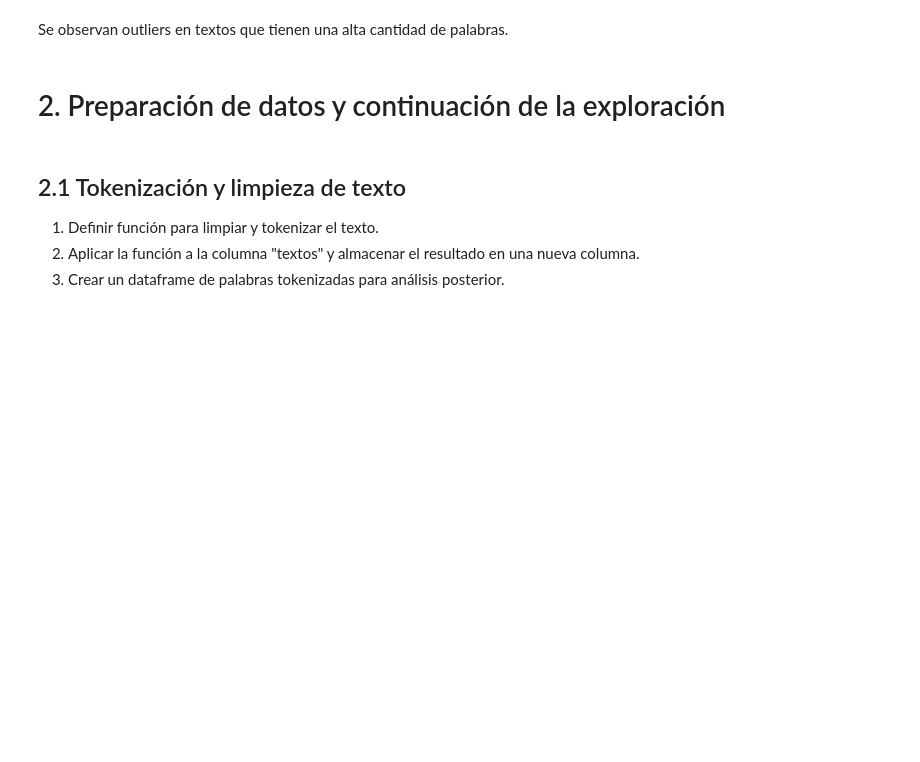
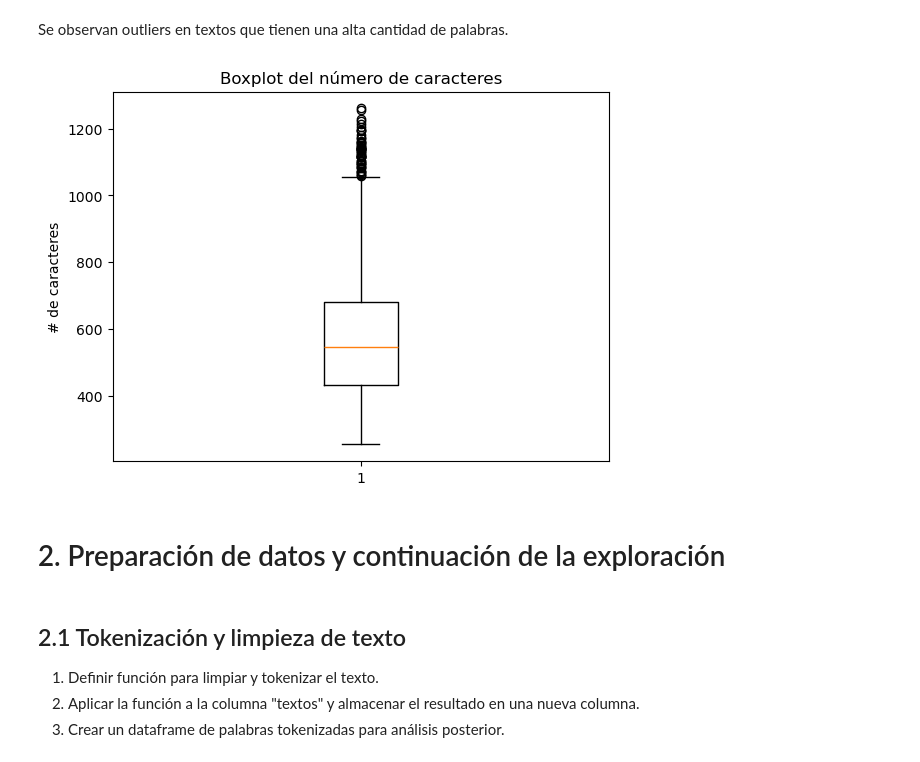
Before and after one commit to BILabsAndProjects/Proyecto1, a Jupyter notebook: exploracion_datos.ipynb, the cells around one changed output. Saved outputs shown, nothing was run; the diff lists cells and outputs as text; code cells hidden in the pictures; blank space fills up the shorter version.

```diff
--- a/exploracion_datos.ipynb
+++ b/exploracion_datos.ipynb
@@ -134,5 +134,14 @@ plt.show()
 # %% [markdown]
 Se observan outliers en textos que tienen una alta cantidad de palabras.
+# %%
+df["character_count"] = df["textos"].apply(lambda x: len(str(x.replace(" ", "").strip())))
+plt.boxplot(df["character_count"])
+plt.title("Boxplot del número de caracteres")
+plt.ylabel("# de caracteres")
+plt.show()
+df = df.drop(columns=["character_count"])
+# %% [output]
+[figure, added]
 # %% [markdown]
 # 2. Preparación de datos y continuación de la exploración
 # %% [markdown]
```
Also changed, not shown: parts of 15 cells of this notebook.
